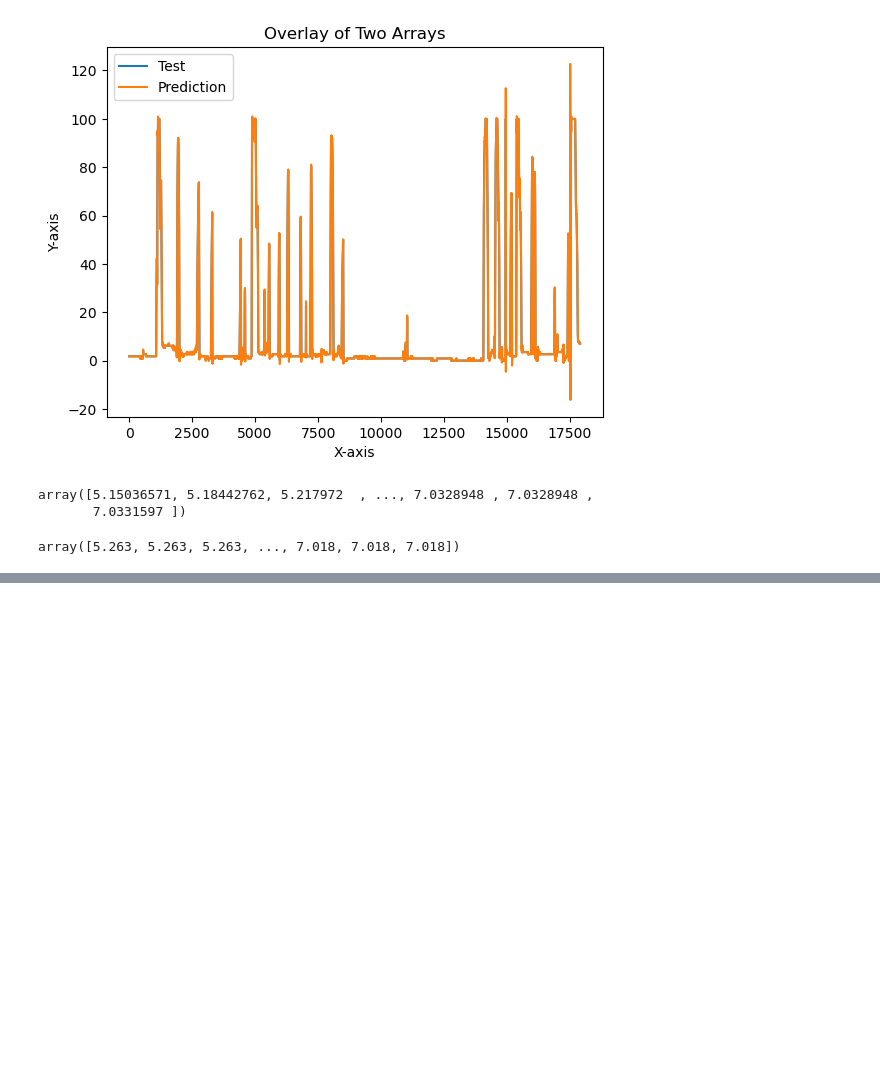
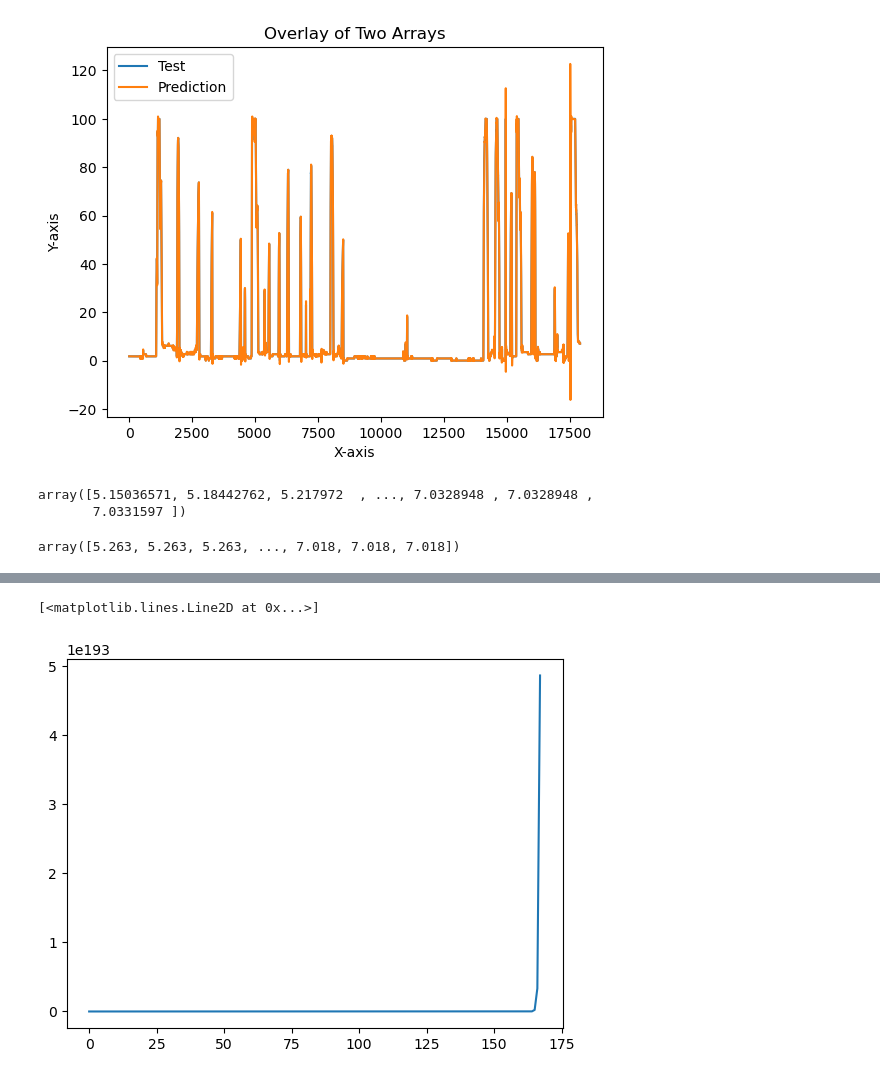
Before and after one commit to TeaDrinkingProgrammer/brabant-water-capstone, a Jupyter notebook: svm/svm_poc.ipynb, the cells around one changed output, grey strips where cells are left out. Saved outputs shown, nothing was run; the diff lists cells and outputs as text; code cells hidden in the pictures; blank space fills up the shorter version.

```diff
--- a/svm/svm_poc.ipynb
+++ b/svm/svm_poc.ipynb
@@ -247,12 +247,6 @@ if data:
             if i + lag < len(api_df):
                 api_df.loc[i + lag, f'percentage_lag_{lag}'] = current_prediction
 
-    # Drop the initial rows where the lag features were zeros
-    # You need to decide how many rows to drop based on your maximum lag
-    api_df = api_df[N:]  # Assuming N is the maximum lag
-
-
-
     print(api_df.head())
 else:
     print("Failed to retrieve or process API data")
@@ -261,0 +274,7 @@ SVR does not accept missing values encoded as NaN natively. For supervised learn
+# %%
+predictions = model.predict(api_df)
+# %%
+plt.plot(predictions, label='Prediction')
+# %% [output]
+[<matplotlib.lines.Line2D at 0x...>]
+[figure, added]
```
Also changed, not shown: parts of 1 cell of this notebook.
